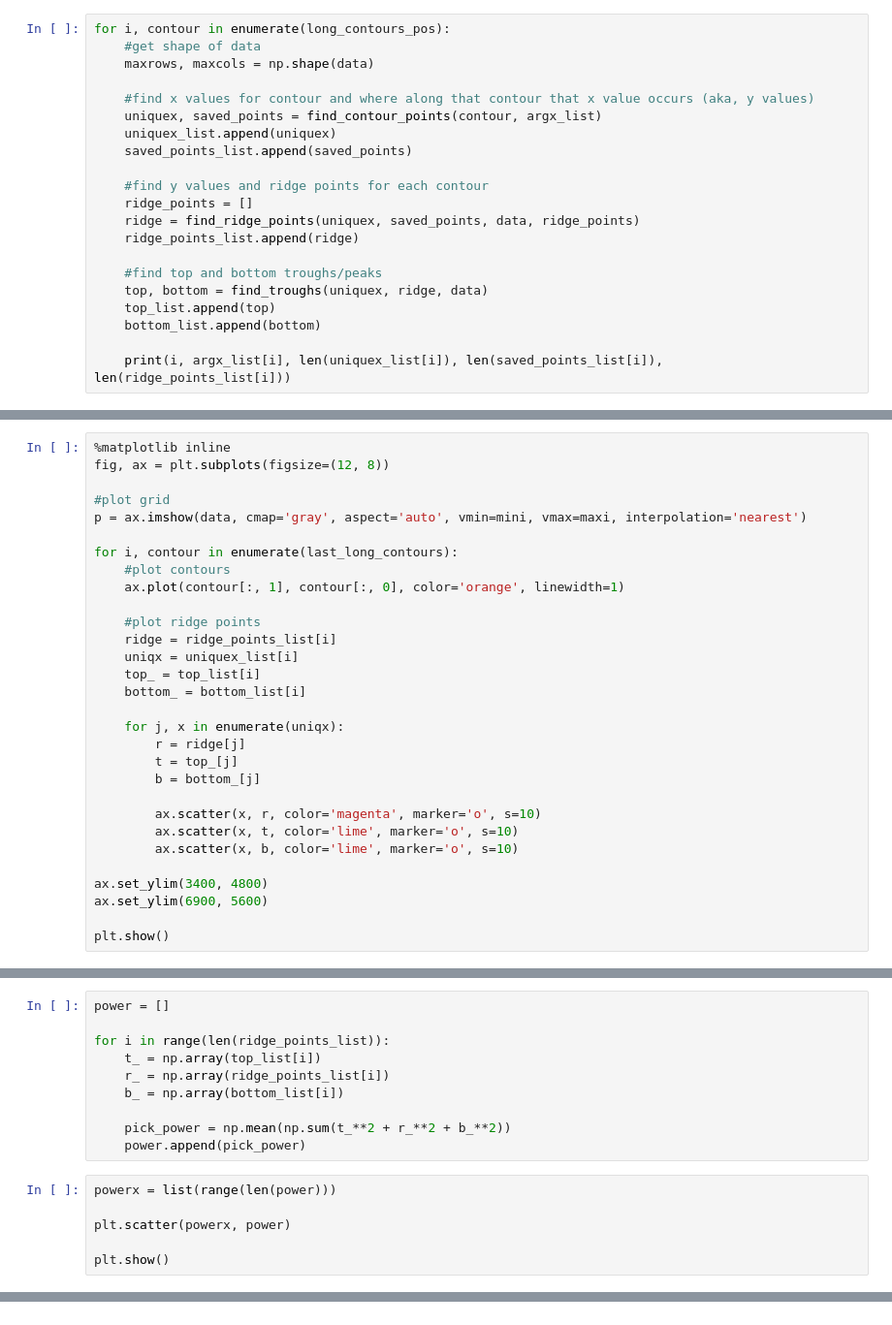
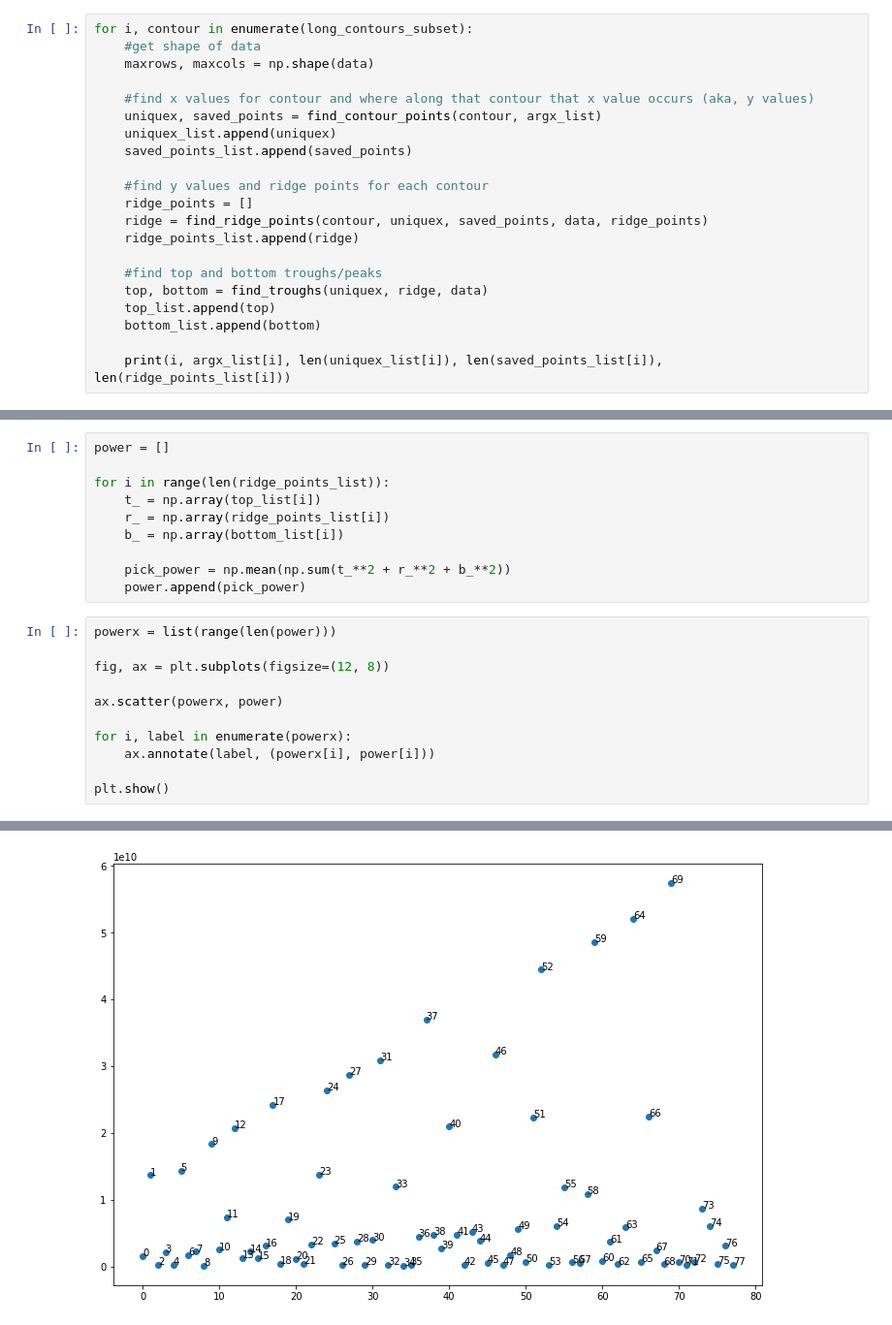
Before and after one commit to Jakidxav/ImpDAR_tutorials, a Jupyter notebook: autopicker/contourMiddle_many_internalsOnly.ipynb, the cells around one changed output, grey strips where cells are left out. Shown at 97% size. Drawn from its saved outputs; the diff is of its cells as text.

```diff
--- a/autopicker/contourMiddle_many_internalsOnly.ipynb
+++ b/autopicker/contourMiddle_many_internalsOnly.ipynb
@@ -395,5 +221,5 @@ print(len(long_contours_pos))
 # %%
-for i, contour in enumerate(long_contours_pos):
+for i, contour in enumerate(long_contours_subset):
     #get shape of data
     maxrows, maxcols = np.shape(data)
 
@@ -404,7 +230,7 @@ for i, contour in enumerate(long_contours_pos):
 
     #find y values and ridge points for each contour
     ridge_points = []
-    ridge = find_ridge_points(uniquex, saved_points, data, ridge_points)
+    ridge = find_ridge_points(contour, uniquex, saved_points, data, ridge_points)
     ridge_points_list.append(ridge)
 
     #find top and bottom troughs/peaks
@@ -492,30 +259,0 @@ plt.show()
-# %%
-%matplotlib inline
-fig, ax = plt.subplots(figsize=(12, 8))
-
-#plot grid
-p = ax.imshow(data, cmap='gray', aspect='auto', vmin=mini, vmax=maxi, interpolation='nearest')
-
-for i, contour in enumerate(last_long_contours):
-    #plot contours
-    ax.plot(contour[:, 1], contour[:, 0], color='orange', linewidth=1)
-
-    #plot ridge points
-    ridge = ridge_points_list[i]
-    uniqx = uniquex_list[i]
-    top_ = top_list[i]
-    bottom_ = bottom_list[i]
-
-    for j, x in enumerate(uniqx):
-        r = ridge[j]
-        t = top_[j]
-        b = bottom_[j]
-
-        ax.scatter(x, r, color='magenta', marker='o', s=10)
-        ax.scatter(x, t, color='lime', marker='o', s=10)
-        ax.scatter(x, b, color='lime', marker='o', s=10)
-
-ax.set_ylim(3400, 4800)
-ax.set_ylim(6900, 5600)
-
-plt.show()
@@ -542,7 +309,12 @@ for i in range(len(ridge_points_list)):
 # %%
 powerx = list(range(len(power)))
 
-plt.scatter(powerx, power)
+fig, ax = plt.subplots(figsize=(12, 8))
+
+ax.scatter(powerx, power)
+
+for i, label in enumerate(powerx):
+    ax.annotate(label, (powerx[i], power[i]))
 
 plt.show()
 # %% [output]
@@ -551,3 +321,4 @@ plt.show()
+[figure, added]
 # %% [markdown]
 I wonder if we could separate the contours based on their power content. Bed picks have super low averaged power, then a layer above, and again for the contours above those.
 
```
Also changed, not shown: parts of 36 cells of this notebook, 4 other files.
